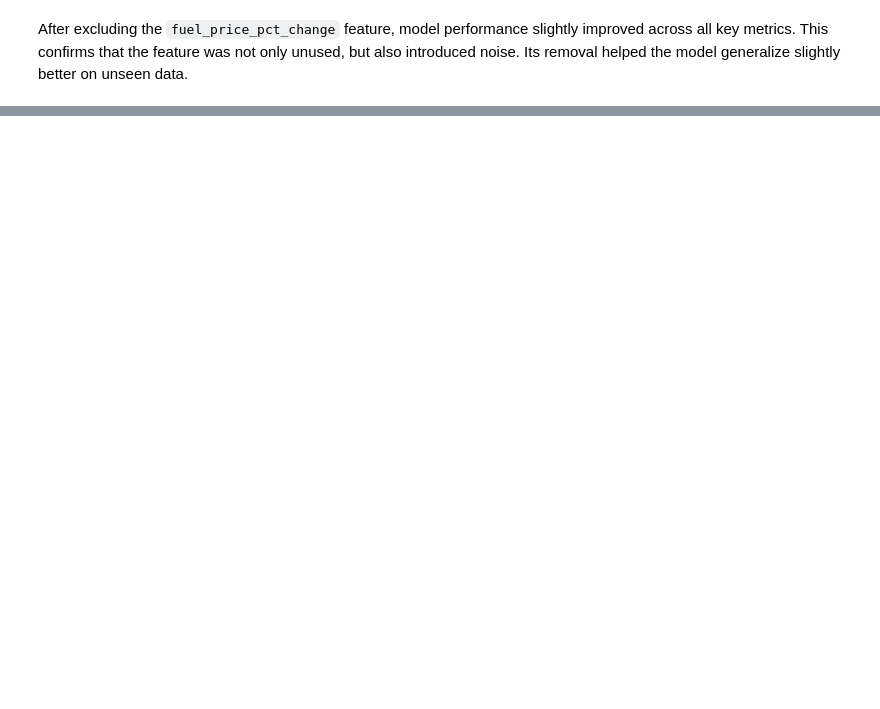
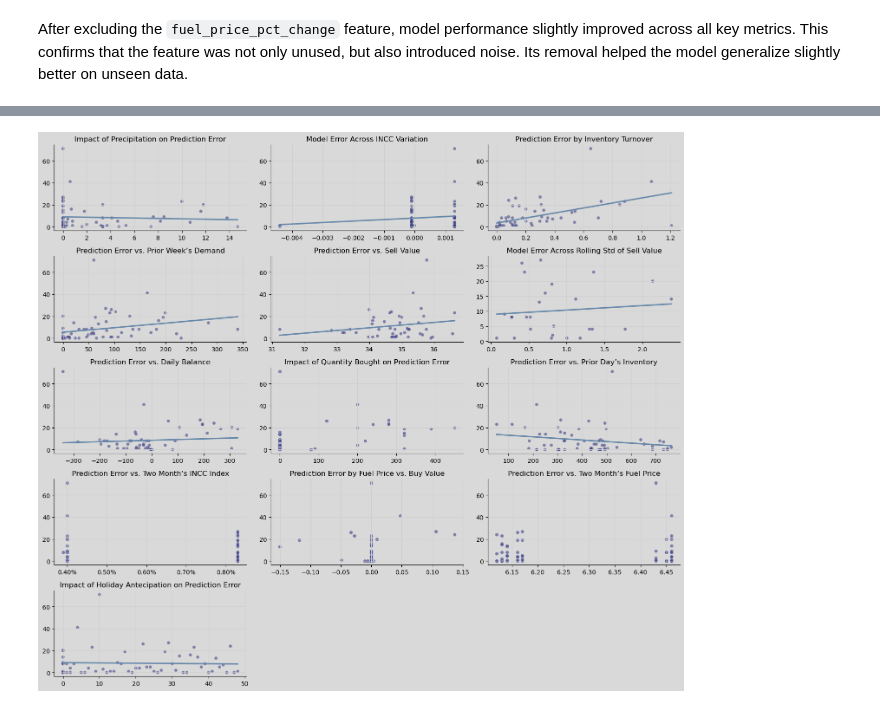
Before and after one commit to fabiogaldinho/Dynamic-Pricing, a Jupyter notebook: notebooks/03_Modeling.ipynb, the cells around one changed output, grey strips where cells are left out. Drawn from its saved outputs; the diff is of its cells as text; code cells hidden in the pictures; blank space fills up the shorter version.

```diff
--- a/notebooks/03_Modeling.ipynb
+++ b/notebooks/03_Modeling.ipynb
@@ -252,0 +316,52 @@ plt.show()
+# %%
+fig, axs = plt.subplots(5, 3, figsize = (15, 13))
+fig.patch.set_facecolor("0.85")
+
+c = int(0)
+for i in range(5):
+    for j in range(3):
+        if ((i == 4) & (j > 0)):
+            axs[i,j].axis('off')
+            c += 1
+        else:
+            if (c == int(1) | c == int(9)):
+                axs[i,j].grid(visible = True, color = '0.81')
+                sns.scatterplot(data = df_test2, x = cols[c], y = 'abs_error', alpha = 0.6, ax = axs[i,j], color = corViridis[1])
+                axs[i,j].set_title(cols_desc[c])
+                axs[i,j].set_ylabel("")
+                axs[i,j].set_xlabel("")
+                axs[i,j].xaxis.set_major_formatter(mtick.PercentFormatter(xmax = 1, decimals = 2))
+                axs[i,j].spines.right.set_visible(False)
+                axs[i,j].spines.top.set_visible(False)
+                axs[i,j].set_facecolor("0.85")
+                c += 1
+            elif ((c == int(7)) | ((c > int(9)) & (c <= int(11)))):
+                axs[i,j].grid(visible = True, color = '0.81')
+                sns.scatterplot(data = df_test2, x = cols[c], y = 'abs_error', alpha = 0.6, ax = axs[i,j], color = corViridis[1])
+                axs[i,j].set_title(cols_desc[c])
+                axs[i,j].set_ylabel("")
+                axs[i,j].set_xlabel("")
+                axs[i,j].spines.right.set_visible(False)
+                axs[i,j].spines.top.set_visible(False)
+                axs[i,j].set_facecolor("0.85")
+                c += 1
+            else:
+                axs[i,j].grid(visible = True, color = '0.81')
+                sns.regplot(data = df_test2, x = cols[c], y = 'abs_error', scatter = True, color = corViridis[1],
+                            scatter_kws = {"s": 26, "alpha": 0.6, "edgecolors": "none"},
+                            ci = True, line_kws = {"color": corDefault},
+                            ax = axs[i,j])
+                axs[i,j].set_title(cols_desc[c])
+                axs[i,j].set_ylabel("")
+                axs[i,j].set_xlabel("")
+                axs[i,j].spines.right.set_visible(False)
+                axs[i,j].spines.top.set_visible(False)
+                axs[i,j].set_facecolor("0.85")
+                c += 1
+
+plt.tight_layout()
+plt.savefig("../visuals/46.AbsoluteErrorScatterPlot.svg")
+plt.show()
+plt.close()
+# %% [output]
+[figure, added]
```
Also changed, not shown: parts of 64 cells of this notebook, 8 other files.
